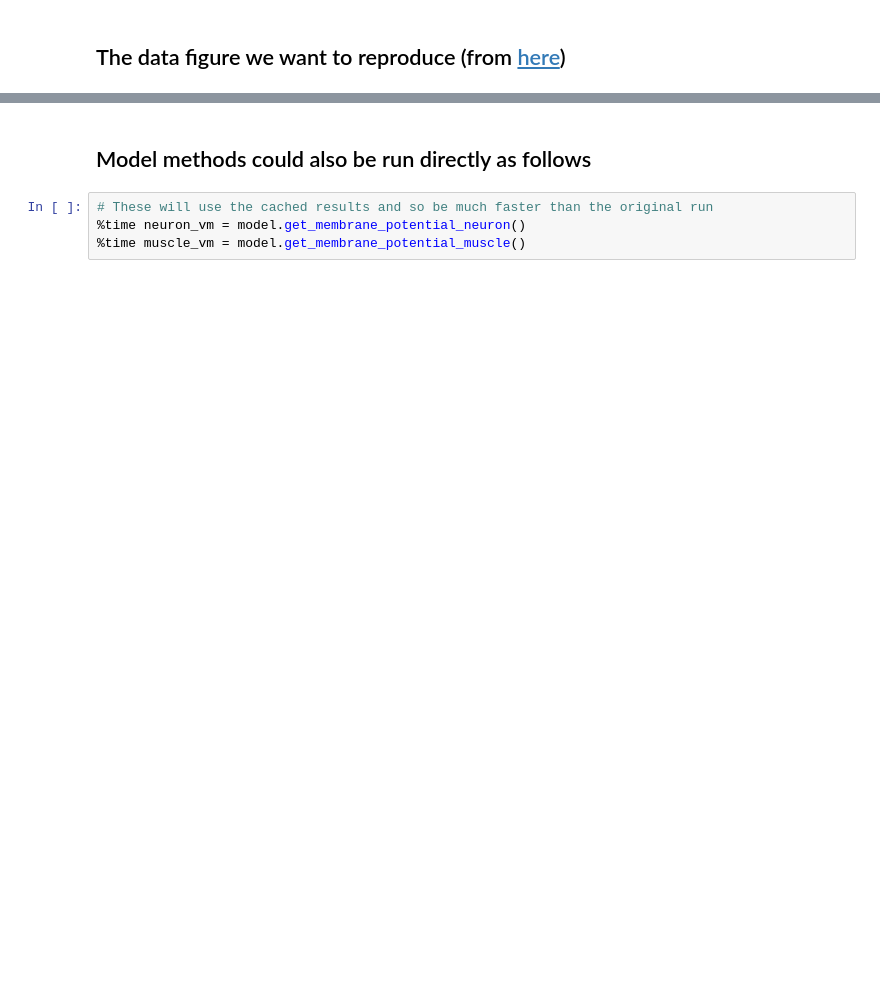
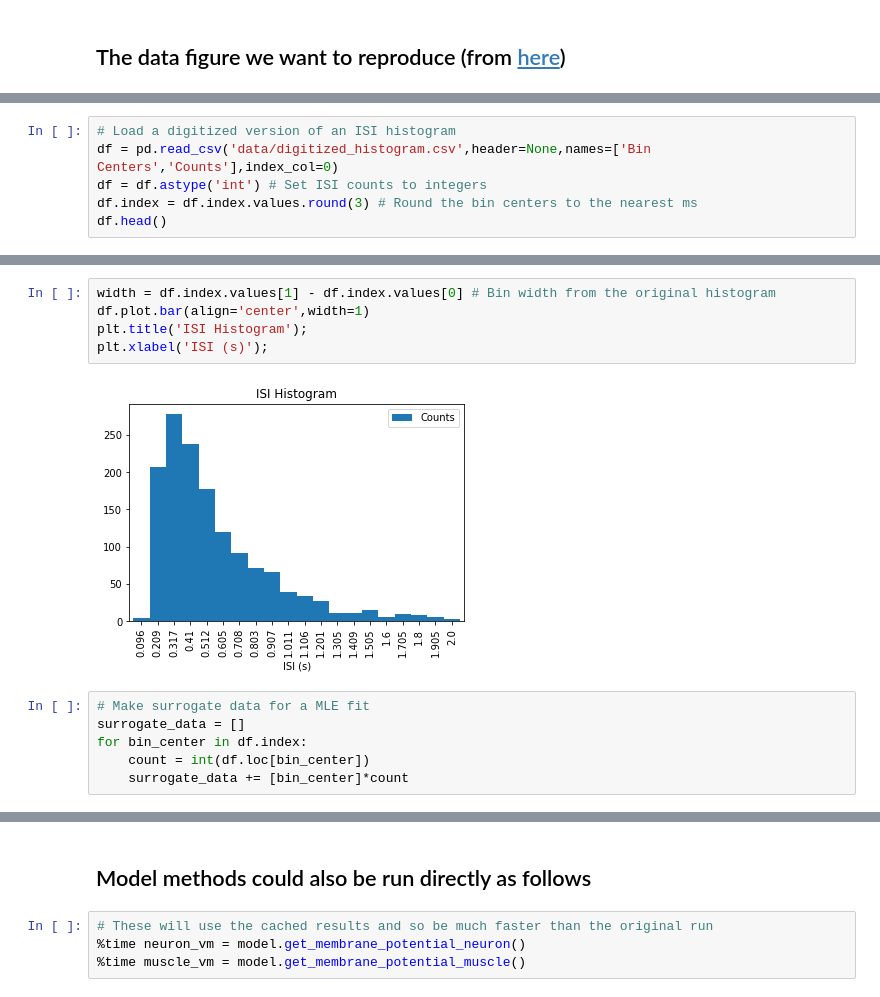
Before and after one commit to openworm/tests, a Jupyter notebook: owtests/CElegansNeuroML/Muscle-Model.ipynb, the cells around one changed output, grey strips where cells are left out. Saved outputs shown, nothing was run; the diff lists cells and outputs as text; blank space fills up the shorter version.

```diff
--- a/owtests/CElegansNeuroML/Muscle-Model.ipynb
+++ b/owtests/CElegansNeuroML/Muscle-Model.ipynb
@@ -83,0 +65,6 @@ ap_tests = sciunit.TestSuite([ap_width_test,ap_amplitude_test,isi_test,cv_test],
+# %%
+# Load a digitized version of an ISI histogram
+df = pd.read_csv('data/digitized_histogram.csv',header=None,names=['Bin Centers','Counts'],index_col=0)
+df = df.astype('int') # Set ISI counts to integers
+df.index = df.index.values.round(3) # Round the bin centers to the nearest ms
+df.head()
@@ -83,0 +78,13 @@ ap_tests = sciunit.TestSuite([ap_width_test,ap_amplitude_test,isi_test,cv_test],
+# %%
+width = df.index.values[1] - df.index.values[0] # Bin width from the original histogram
+df.plot.bar(align='center',width=1)
+plt.title('ISI Histogram');
+plt.xlabel('ISI (s)');
+# %% [output]
+[figure, added]
+# %%
+# Make surrogate data for a MLE fit
+surrogate_data = []
+for bin_center in df.index:
+    count = int(df.loc[bin_center])
+    surrogate_data += [bin_center]*count
```
Also changed, not shown: parts of 14 cells of this notebook, 2 other files.
